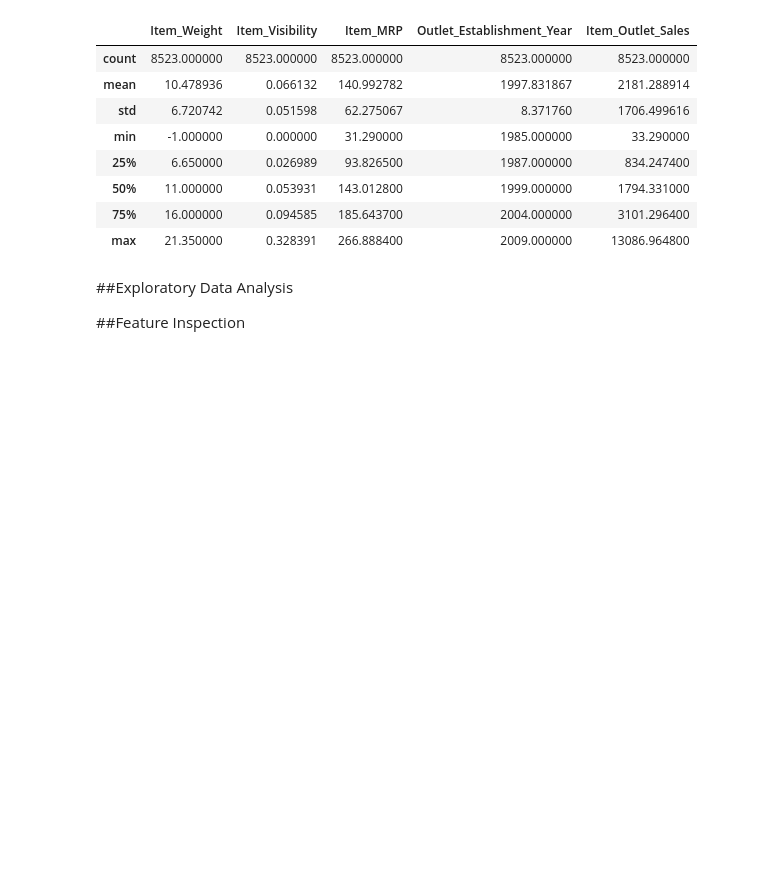
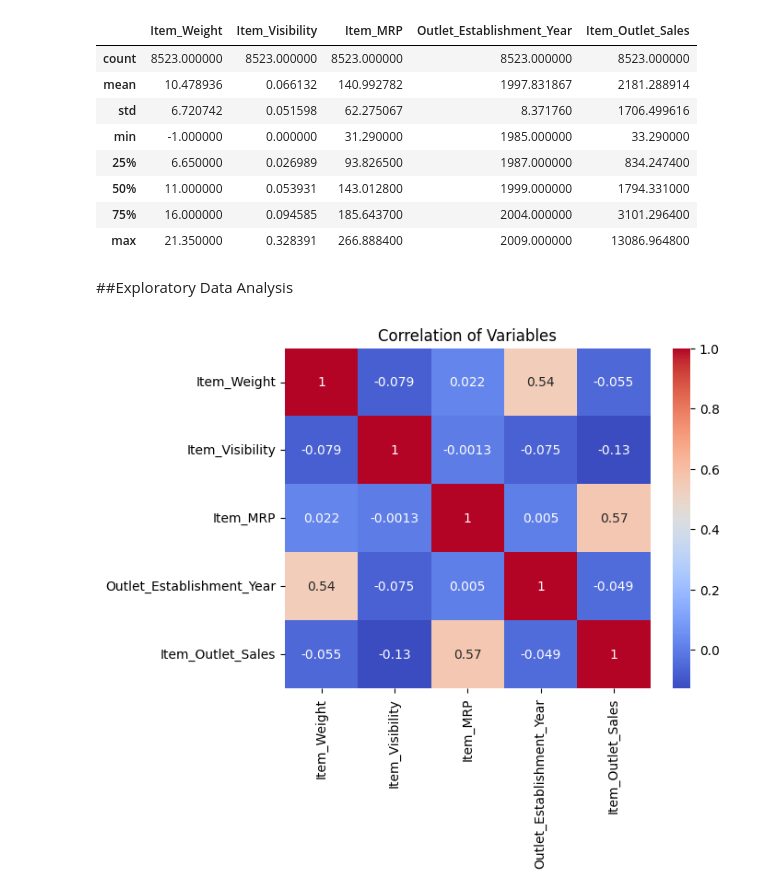
Before and after one commit to jeromeee2330/Prediction-of-Product-Sales, a Jupyter notebook: Prediction_of_Product_Sales_PJMCarreon.ipynb, the cells around one changed output. Saved outputs shown, nothing was run; the diff lists cells and outputs as text; code cells hidden in the pictures; blank space fills up the shorter version.

```diff
--- a/Prediction_of_Product_Sales_PJMCarreon.ipynb
+++ b/Prediction_of_Product_Sales_PJMCarreon.ipynb
@@ -229,5 +229,10 @@ df_product_sales[num_cols].describe()
 # %% [markdown]
 
 ##Exploratory Data Analysis
-
-##Feature Inspection
+# %%
+corr = df_product_sales.corr(numeric_only = True)
+corr.round(2)
+ax = sns.heatmap(corr, cmap = 'coolwarm', annot = True);
+ax.set_title("Correlation of Variables");
+# %% [output]
+[figure, added]
```
Also changed, not shown: parts of 13 cells of this notebook.
